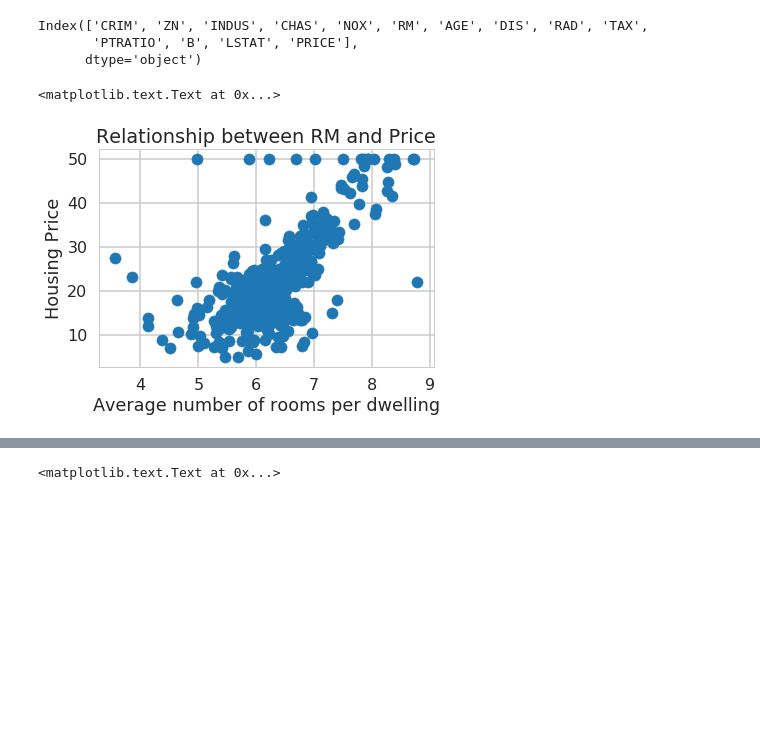
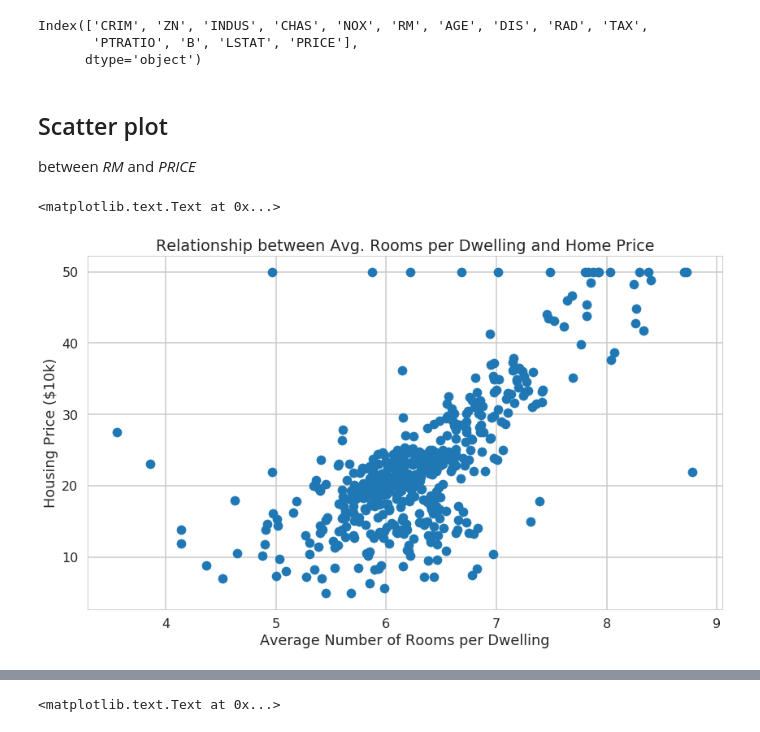
Before and after one commit to SethDKelly/Springboard, a Jupyter notebook: sec11/linear_regression/Mini_Project_Linear_Regression.ipynb, the cells around one changed output, grey strips where cells are left out. Saved outputs shown, nothing was run; the diff lists cells and outputs as text; code cells hidden in the pictures; blank space fills up the shorter version.

```diff
--- a/sec11/linear_regression/Mini_Project_Linear_Regression.ipynb
+++ b/sec11/linear_regression/Mini_Project_Linear_Regression.ipynb
@@ -287,12 +293,15 @@ bos.keys()
 Index(['CRIM', 'ZN', 'INDUS', 'CHAS', 'NOX', 'RM', 'AGE', 'DIS', 'RAD', 'TAX',
        'PTRATIO', 'B', 'LSTAT', 'PRICE'],
       dtype='object')
+# %% [markdown]
+## Scatter plot
+between *RM* and *PRICE*
 # %%
-# your turn: scatter plot between *RM* and *PRICE*
+plt.figure(figsize=[14,8])
 plt.scatter(bos.RM, bos.PRICE)
-plt.xlabel("Average number of rooms per dwelling")
-plt.ylabel("Housing Price")
-plt.title("Relationship between RM and Price")
+plt.xlabel("Average Number of Rooms per Dwelling")
+plt.ylabel("Housing Price ($10k)")
+plt.title("Relationship between Avg. Rooms per Dwelling and Home Price")
 # %% [output]
 <matplotlib.text.Text at 0x...>
-[figure, old version]
+[figure, new version]
```
Also changed, not shown: parts of 11 cells of this notebook.
